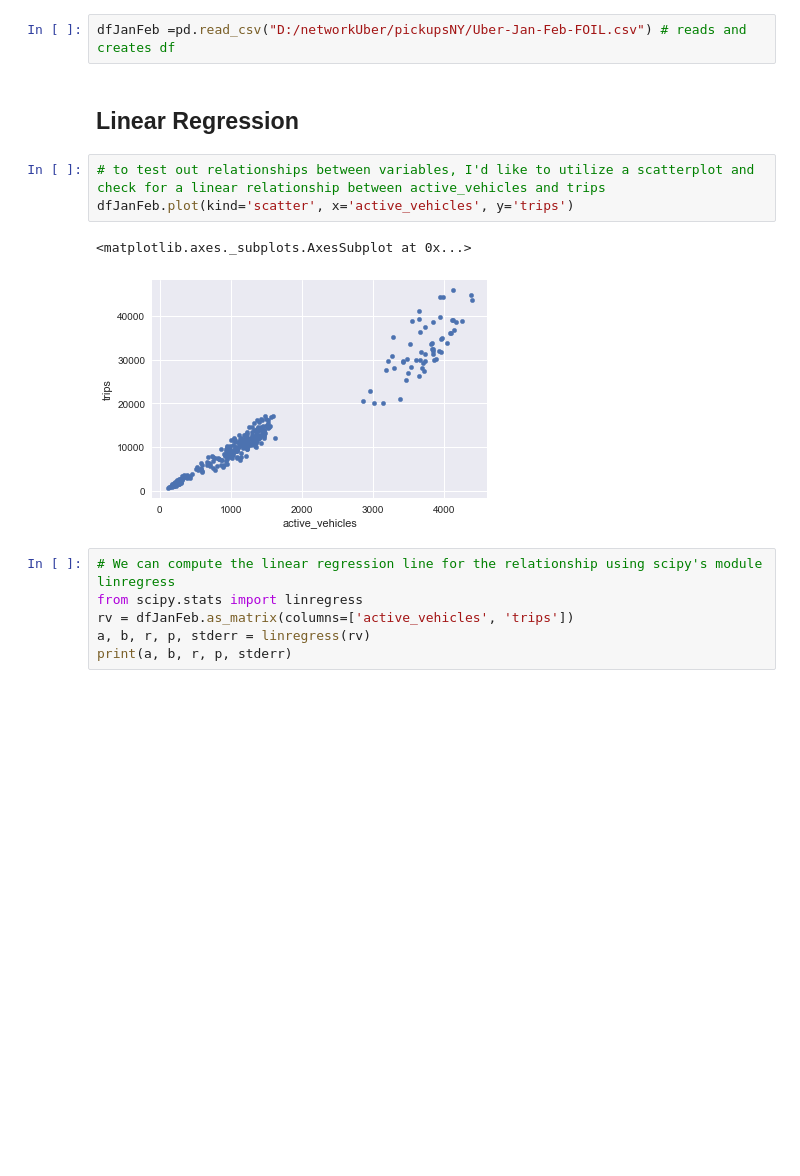
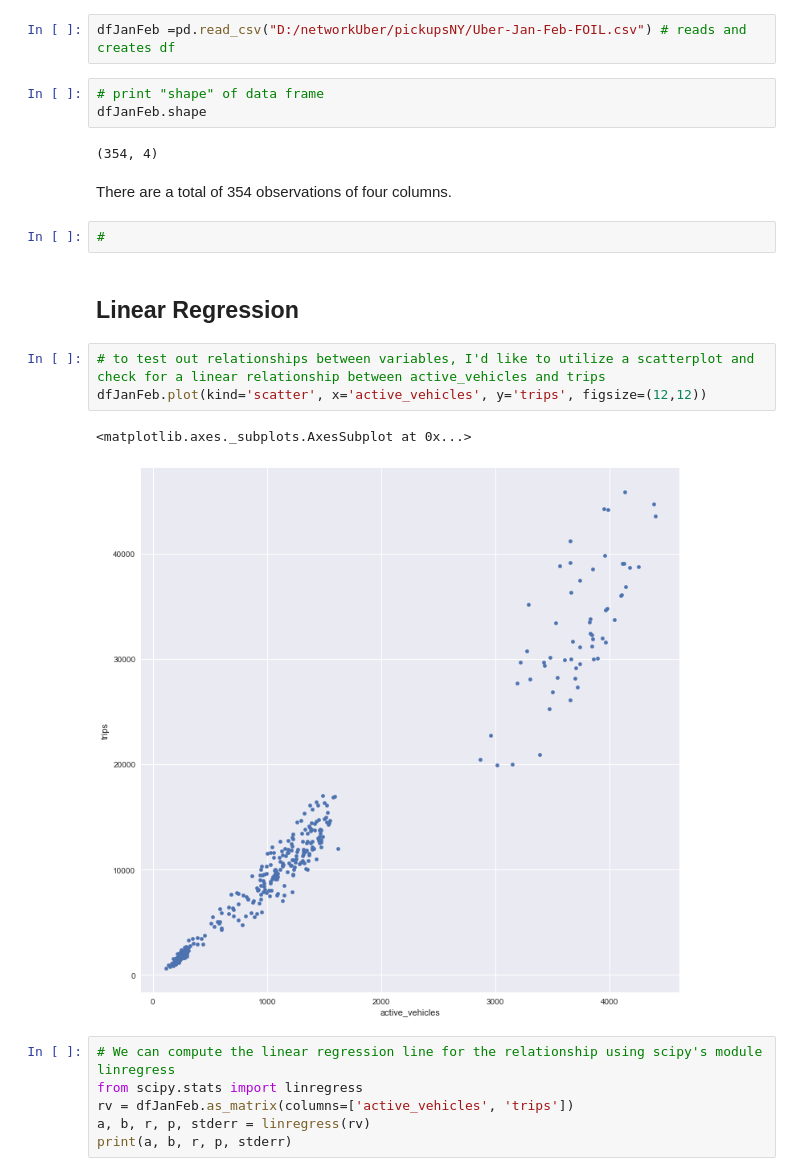
Before and after one commit to Mrpedi/UberNetworkAnalysis, a Jupyter notebook: networkUber.ipynb, the cells around one changed output. Saved outputs shown, nothing was run; the diff lists cells and outputs as text; blank space fills up the shorter version.

```diff
--- a/networkUber.ipynb
+++ b/networkUber.ipynb
@@ -149,14 +149,23 @@ The below inline function allows graphs displayed from matplotlib's library to b
 Create dataframe for January-February Uber data. Data is stored on an external hard drive.
 # %%
 dfJanFeb =pd.read_csv("D:/networkUber/pickupsNY/Uber-Jan-Feb-FOIL.csv") # reads and creates df
+# %%
+# print "shape" of data frame
+dfJanFeb.shape
+# %% [output]
+(354, 4)
+# %% [markdown]
+There are a total of 354 observations of four columns.
+# %%
+#
 # %% [markdown]
 ## Linear Regression
 # %%
 # to test out relationships between variables, I'd like to utilize a scatterplot and check for a linear relationship between active_vehicles and trips
-dfJanFeb.plot(kind='scatter', x='active_vehicles', y='trips')
+dfJanFeb.plot(kind='scatter', x='active_vehicles', y='trips', figsize=(12,12))
 # %% [output]
 <matplotlib.axes._subplots.AxesSubplot at 0x...>
-[figure, old version]
+[figure, new version]
 # %%
 # We can compute the linear regression line for the relationship using scipy's module linregress
 from scipy.stats import linregress
```
Also changed, not shown: parts of 1 cell of this notebook.
